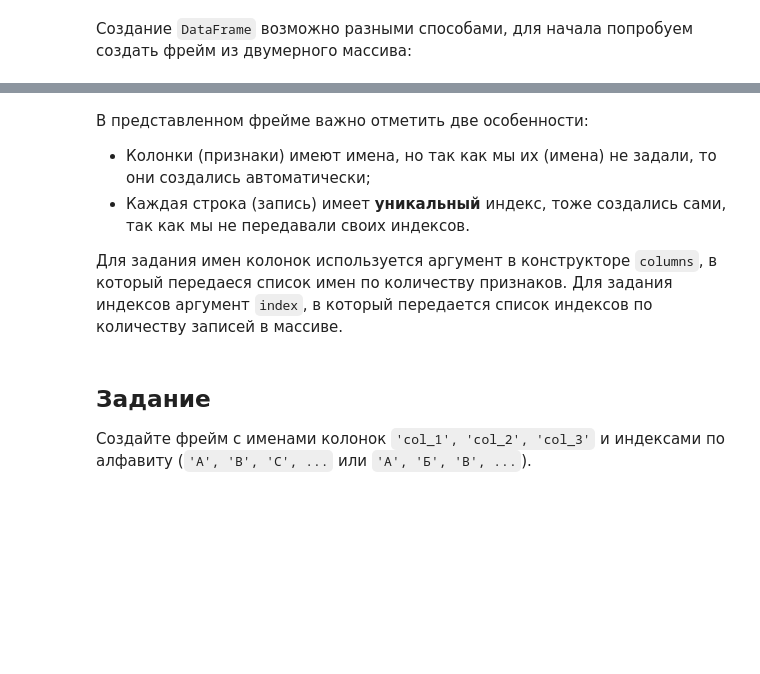
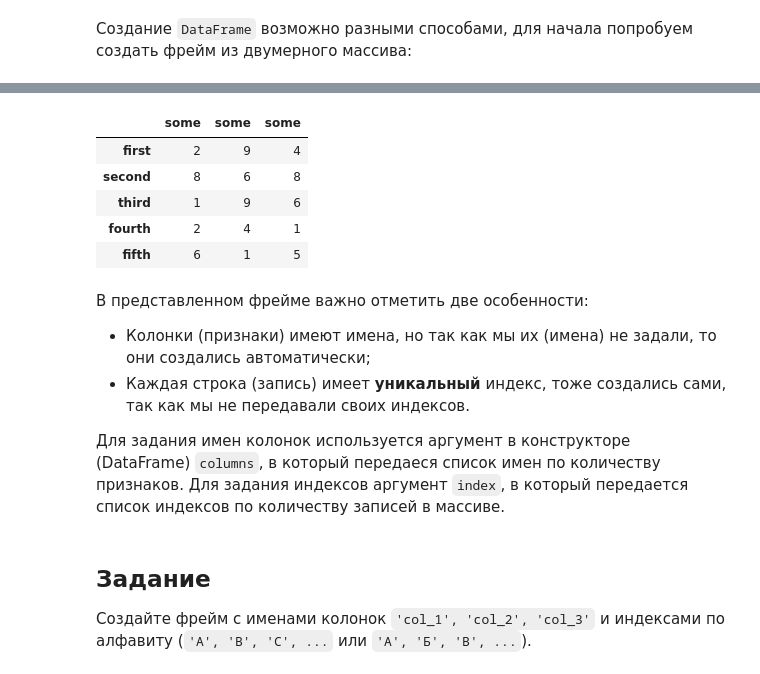
Before and after one commit to Dohako/ml_learning, a Jupyter notebook: Notebooks/03_Pandas.ipynb, the cells around one changed output, grey strips where cells are left out. Drawn from its saved outputs; the diff is of its cells as text; code cells hidden in the pictures; blank space fills up the shorter version.

```diff
--- a/Notebooks/03_Pandas.ipynb
+++ b/Notebooks/03_Pandas.ipynb
@@ -42,14 +62,21 @@ print(arr)
 # %%
 # Создание фрейма - просто вызвать конструктор
-df = pd.DataFrame(data=arr)
+df = pd.DataFrame(data=arr, index=['first','second','third','fourth','fifth'], columns=['some']*3)
 # Фреймы удобнее отображать с помощью встроенных средств Jupyter
 df
+# %% [output]
+|  | some | some | some |
+| first | 2 | 9 | 4 |
+| second | 8 | 6 | 8 |
+| third | 1 | 9 | 6 |
+| fourth | 2 | 4 | 1 |
+| fifth | 6 | 1 | 5 |
 # %% [markdown]
 В представленном фрейме важно отметить две особенности:
 - Колонки (признаки) имеют имена, но так как мы их (имена) не задали, то они создались автоматически;
 - Каждая строка (запись) имеет **уникальный** индекс, тоже создались сами, так как мы не передавали своих индексов.
 
-Для задания имен колонок используется аргумент в конструкторе `columns`, в который передаеся список имен по количеству признаков. Для задания индексов аргумент `index`, в который передается список индексов по количеству записей в массиве.
+Для задания имен колонок используется аргумент в конструкторе (DataFrame) `columns`, в который передаеся список имен по количеству признаков. Для задания индексов аргумент `index`, в который передается список индексов по количеству записей в массиве.
 # %% [markdown]
 ## Задание
 
```
Also changed, not shown: parts of 4 cells of this notebook.
